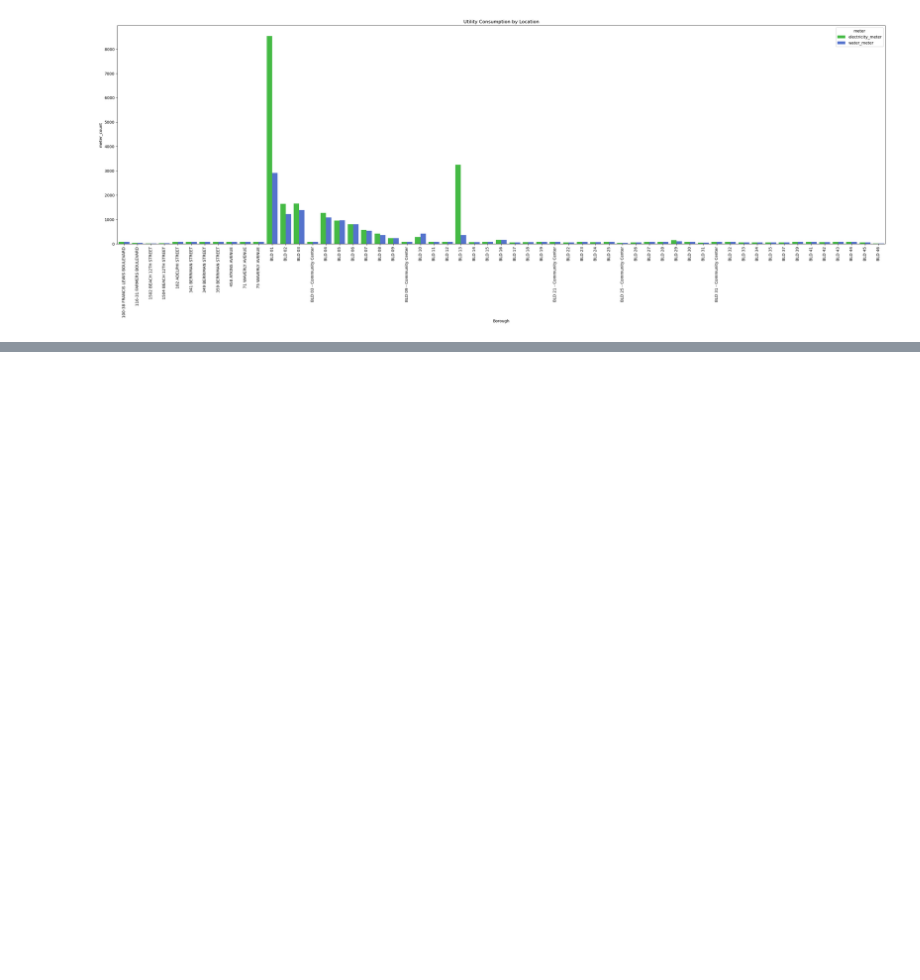
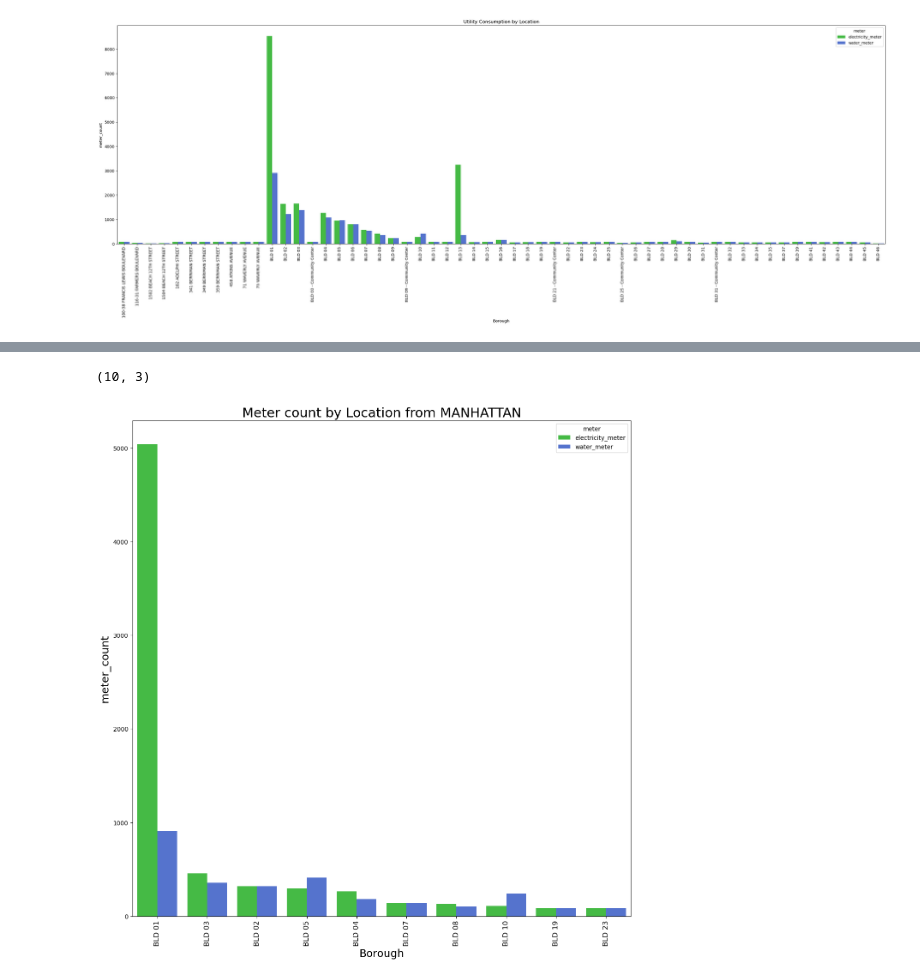
Before and after one commit to asim-21172218/DAP_Project, a Jupyter notebook: DAP Visualization.ipynb, the cells around one changed output, grey strips where cells are left out. Cells and saved outputs as stored; diff of their text form; code cells hidden in the pictures; blank space fills up the shorter version.

```diff
--- a/DAP Visualization.ipynb
+++ b/DAP Visualization.ipynb
@@ -373,0 +407,33 @@ plt.show()
+# %%
+with engine.begin() as conn:
+    df = pd.read_sql_query(text('''
+    select con.location loc, sum(elec_meter_count) electricity_meter, sum(water_meter_count) water_meter
+from electrical_water_consumption con
+where  TRIM(borough) like 'MANHATTAN'
+
+AND water_meter_count IS NOT NULL
+group by 1
+order by electricity_meter desc'''), con=conn)
+
+df=df.head(10)
+print(df.shape)
+
+# Reshape the data using melt
+melted_df = pd.melt(df, id_vars=['loc'], var_name='meter', value_name='meter_count')
+colors = {'electricity_meter': 'limegreen', 'water_meter': 'royalblue'}
+
+fig = plt.figure(figsize =(15, 15))
+# Plot the bar graph with hue
+sns.barplot(x='loc', y='meter_count', hue='meter', data=melted_df,palette=colors)
+
+# Set the title and labels
+plt.title('Meter count by Location from MANHATTAN',fontsize=22)
+plt.xticks(rotation='vertical',fontsize=12)
+plt.xlabel('Borough',fontsize=18)
+plt.ylabel('meter_count',fontsize=18)
+
+# Show the plot
+plt.show()
+# %% [output]
+(10, 3)
+[figure, added]
```
Also changed, not shown: parts of 2 cells of this notebook.
